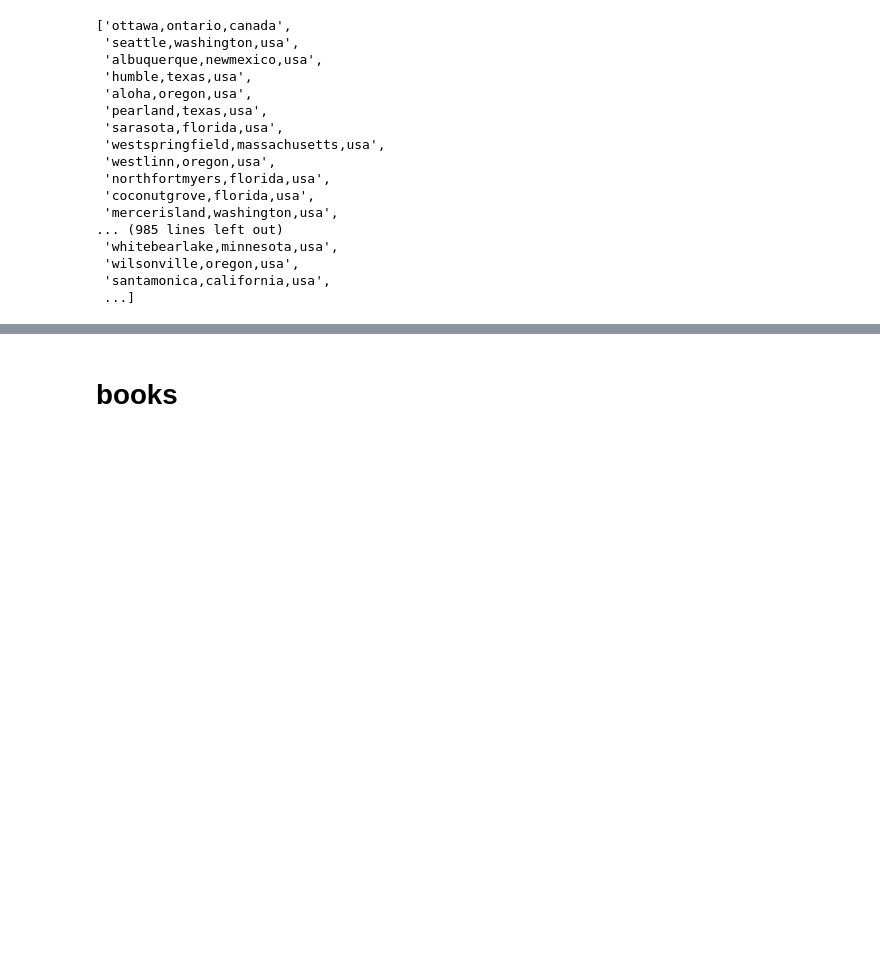
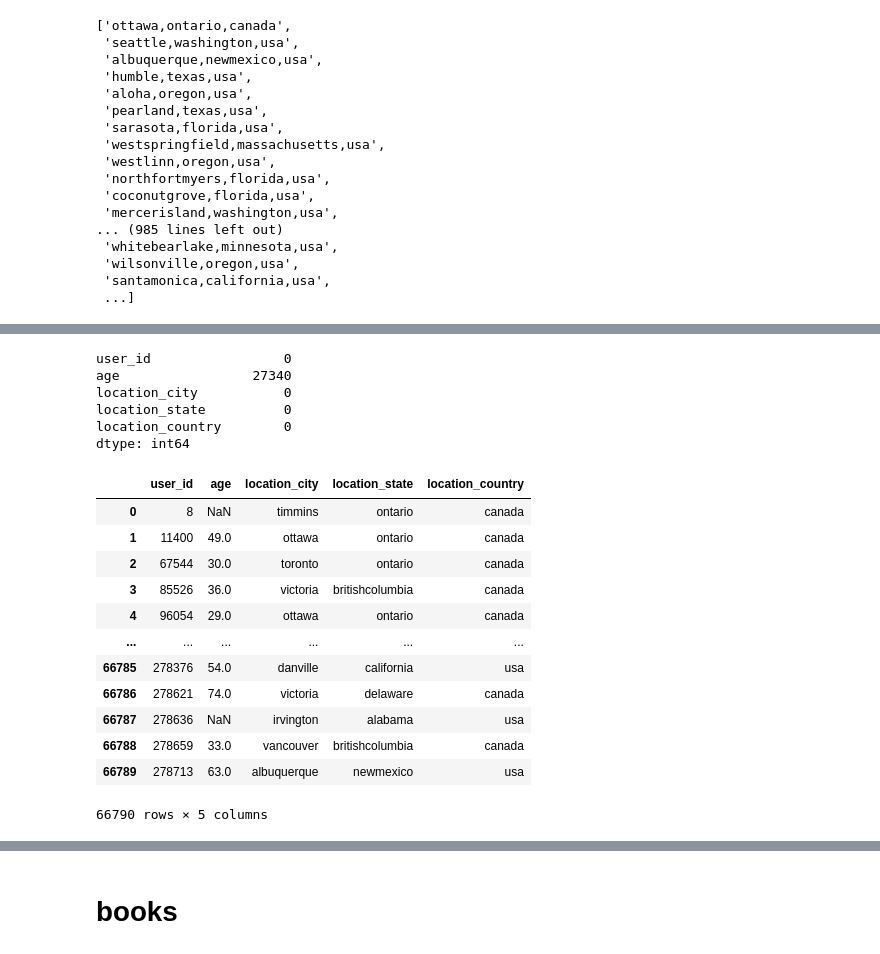
Before and after one commit to boostcampaitech4recsys1/level1_bookratingprediction_recsys-level1-recsys-02, a Jupyter notebook: wonjun/pre_newcsv.ipynb, the cells around one changed output, grey strips where cells are left out. Cells and saved outputs as stored; diff of their text form; code cells hidden in the pictures; blank space fills up the shorter version.

```diff
--- a/wonjun/pre_newcsv.ipynb
+++ b/wonjun/pre_newcsv.ipynb
@@ -216,6 +296,15 @@ for location in location_list:
 # %%
 users = users.dropna(subset=['location_state', 'location_city', 'location_country']).reset_index(drop=True)
 users = users.drop('location', axis=1) # 그럼에도 사는 곳 정보가 없는 애들은 삭제 그래서, 68092 -> 66803 2000명 삭제
+# %%
+users.isnull().sum()
+# %% [output]
+user_id                 0
+age                 27340
+location_city           0
+location_state          0
+location_country        0
+dtype: int64
 # %%
 country_fix_dict = {'usa': {'oklahoma','districtofcolumbia', 'connecticut', 'worcester', 'aroostook', 'texas',  'kern', 'orangeco', 'unitedstatesofamerica', 'fortbend', 'alachua', 'massachusetts', 'arizona', 'austin', 'hawaii', 'ohio', 'camden', 'arkansas', 'minnesota', 'losestadosunidosdenorteamerica', 'us', 'usanow', 'northcarolina', 'maine', 'colorado','oklahoma', 'alabama', 'anystate', 'districtofcolumbia', 'unitedstaes', 'pender', 'newhampshire', 'unitedstates', 'missouri', 'idaho', 'ca', 'newyork','tennessee', 'stthomasi', 'dc', 'washington', 'illinois', 'california', 'michigan', 'iowa', 'maryland', 'newjersey', 'vanwert', 'oregon'},
                     'uk': {'alderney', 'wales',  'aberdeenshire', 'bermuda', 'nottinghamshire', 'scotland', 'usacurrentlylivinginengland', 'england', 'countycork', 'alderney', 'cambridgeshire', 'middlesex', 'northyorkshire', 'westyorkshire', 'cocarlow', 'sthelena'},
@@ -247 +340,17 @@ users = users.drop(del_idx, axis=0).reset_index(drop=True) # 제대로 나라
+# %%
+users
+# %% [output]
+|  | user_id | age | location_city | location_state | location_country |
+| 0 | 8 | NaN | timmins | ontario | canada |
+| 1 | 11400 | 49.0 | ottawa | ontario | canada |
+| 2 | 67544 | 30.0 | toronto | ontario | canada |
+| 3 | 85526 | 36.0 | victoria | britishcolumbia | canada |
+| 4 | 96054 | 29.0 | ottawa | ontario | canada |
+| ... | ... | ... | ... | ... | ... |
+| 66785 | 278376 | 54.0 | danville | california | usa |
+| 66786 | 278621 | 74.0 | victoria | delaware | canada |
+| 66787 | 278636 | NaN | irvington | alabama | usa |
+| 66788 | 278659 | 33.0 | vancouver | britishcolumbia | canada |
+| 66789 | 278713 | 63.0 | albuquerque | newmexico | usa |
+66790 rows × 5 columns
 # %%
```
Also changed, not shown: parts of 37 cells of this notebook, 2 other files.
